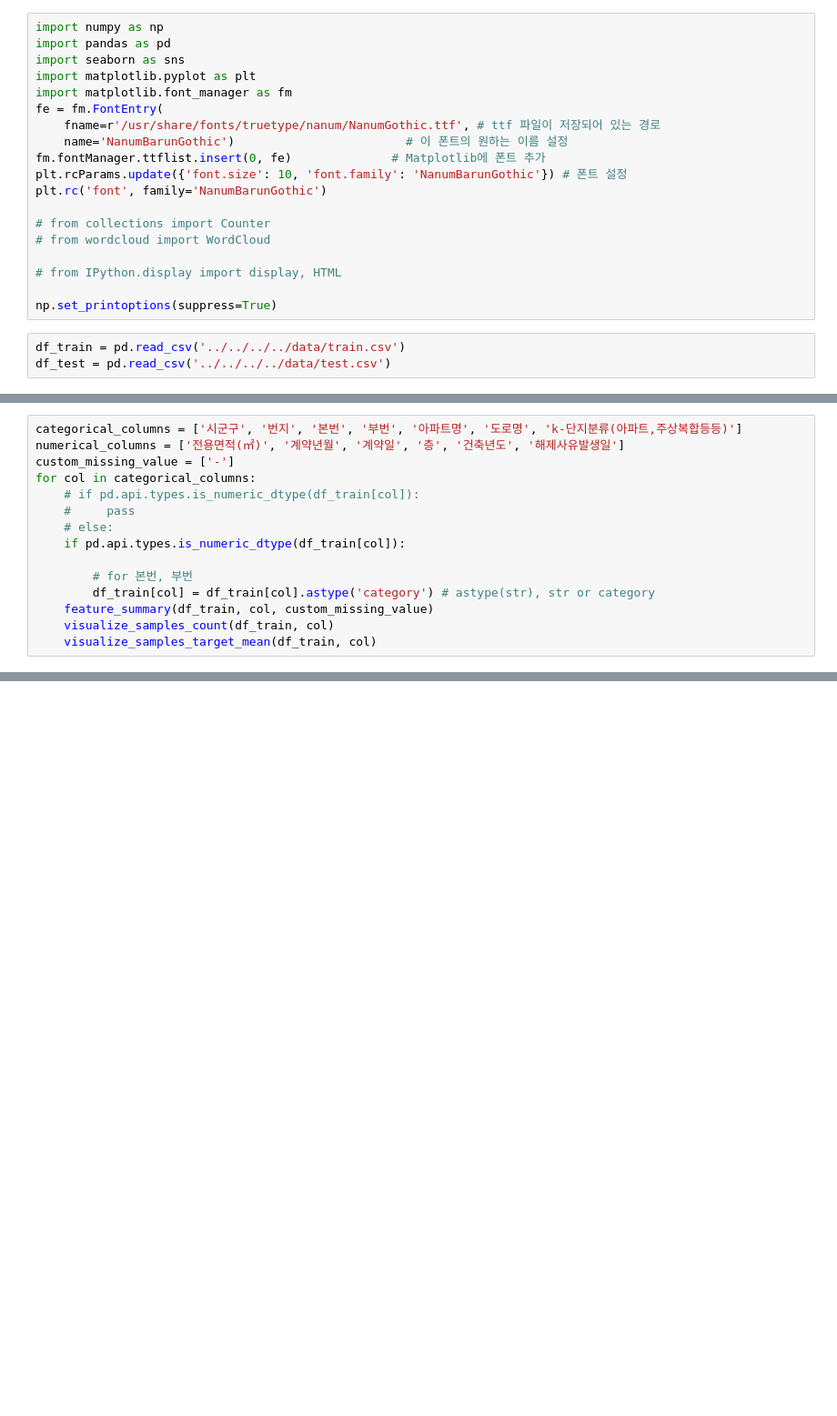
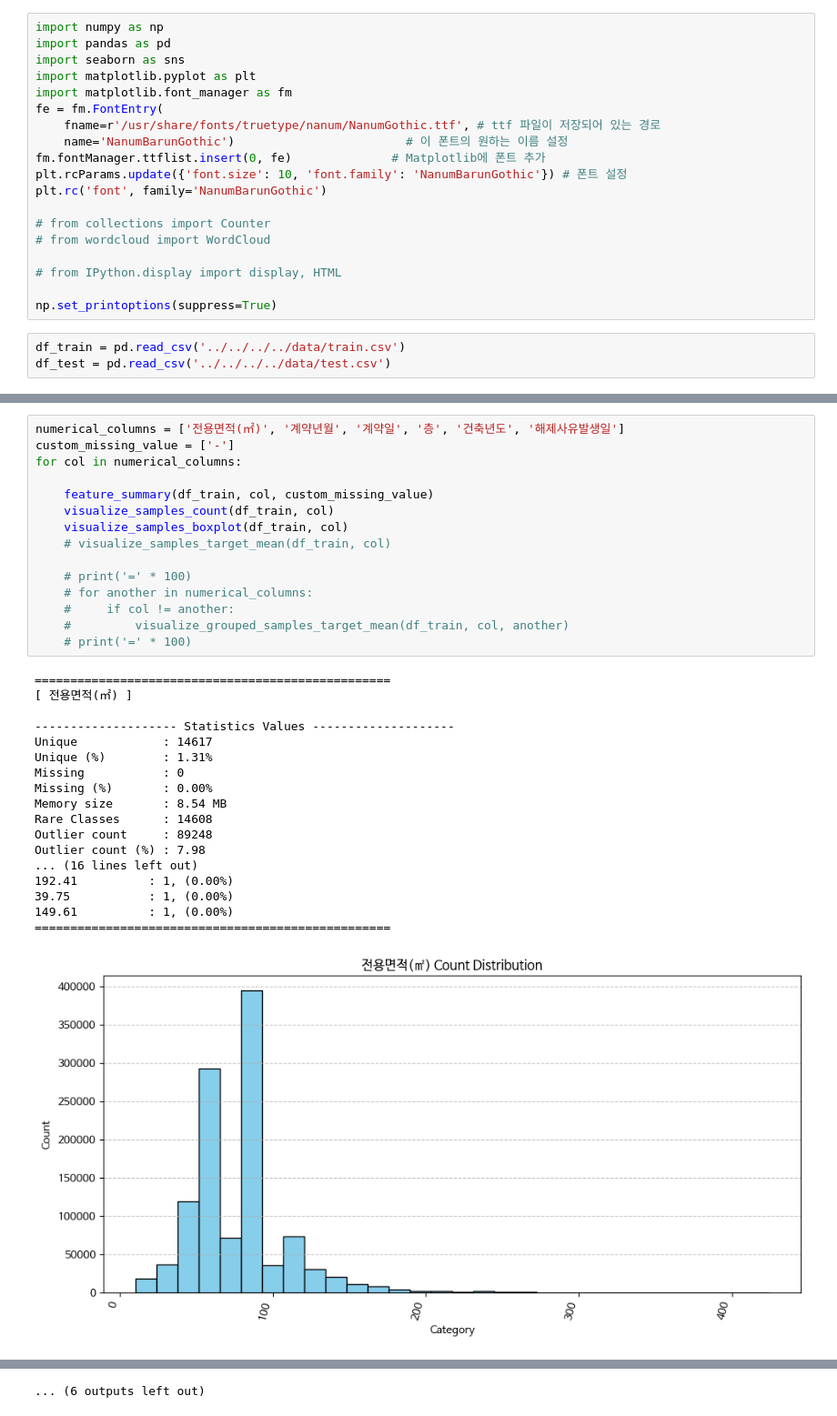
Before and after one commit to LMWoo/UpstageAILab_13, a Jupyter notebook: UpstageAILab_Competition/notebooks/lmw/EDA.ipynb, the cells around one changed output, grey strips where cells are left out. Shown at 91% size. Saved outputs shown, nothing was run; the diff lists cells and outputs as text; blank space fills up the shorter version.

Commit message:
feat: Visualize numerical values

```diff
--- a/UpstageAILab_Competition/notebooks/lmw/EDA.ipynb
+++ b/UpstageAILab_Competition/notebooks/lmw/EDA.ipynb
@@ -161,16 +224 @@ classify_cardinality_by_ratio(df_train)[:5]
 | 4 | 아파트명 | 6538 | 0.58% | Low |
-# %%
-categorical_columns = ['시군구', '번지', '본번', '부번', '아파트명', '도로명', 'k-단지분류(아파트,주상복합등등)']
-numerical_columns = ['전용면적(㎡)', '계약년월', '계약일', '층', '건축년도', '해제사유발생일']
-custom_missing_value = ['-']
-for col in categorical_columns:
-    # if pd.api.types.is_numeric_dtype(df_train[col]):
-    #     pass
-    # else:
-    if pd.api.types.is_numeric_dtype(df_train[col]):
-
-        # for 본번, 부번
-        df_train[col] = df_train[col].astype('category') # astype(str), str or category
-    feature_summary(df_train, col, custom_missing_value)
-    visualize_samples_count(df_train, col)
-    visualize_samples_target_mean(df_train, col)
@@ -254,0 +225,34 @@ Rare Classes    : 324
+# %%
+numerical_columns = ['전용면적(㎡)', '계약년월', '계약일', '층', '건축년도', '해제사유발생일']
+custom_missing_value = ['-']
+for col in numerical_columns:
+
+    feature_summary(df_train, col, custom_missing_value)
+    visualize_samples_count(df_train, col)
+    visualize_samples_boxplot(df_train, col)
+    # visualize_samples_target_mean(df_train, col)
+
+    # print('=' * 100)
+    # for another in numerical_columns:
+    #     if col != another:
+    #         visualize_grouped_samples_target_mean(df_train, col, another)
+    # print('=' * 100)
+# %% [output]
+==================================================
+[ 전용면적(㎡) ]
+
+-------------------- Statistics Values --------------------
+Unique            : 14617
+Unique (%)        : 1.31%
+Missing           : 0
+Missing (%)       : 0.00%
+Memory size       : 8.54 MB
+Rare Classes      : 14608
+Outlier count     : 89248
+Outlier count (%) : 7.98
+... (16 lines left out)
+192.41          : 1, (0.00%)
+39.75           : 1, (0.00%)
+149.61          : 1, (0.00%)
+==================================================
+[figure, added]
@@ -254,0 +317 @@ Rare Classes    : 324
+... (6 outputs left out)
```
Also changed, not shown: parts of 7 cells of this notebook.
